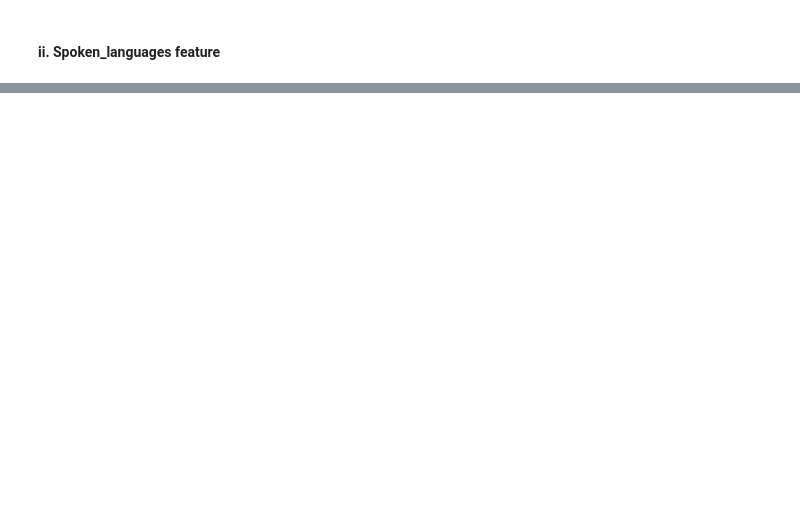
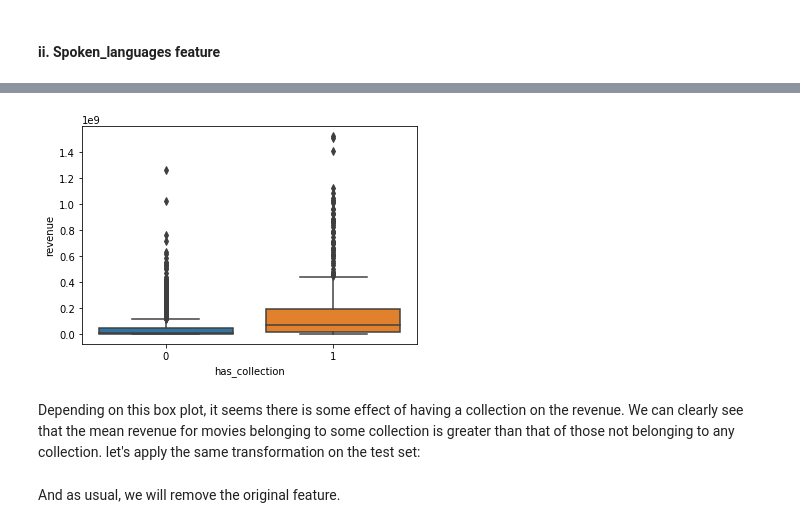
Before and after one commit to shadikardosh/B_O_prediction, a Jupyter notebook: box_office_notebook.ipynb, the cells around one changed output, grey strips where cells are left out. Drawn from its saved outputs; the diff is of its cells as text; code cells hidden in the pictures; blank space fills up the shorter version.

```diff
--- a/box_office_notebook.ipynb
+++ b/box_office_notebook.ipynb
@@ -170,0 +250,4 @@ train_set.head(2)
+# %%
+train_set.drop(['spoken_languages'], axis=1, inplace=True)
+test_set.drop(['spoken_languages'], axis=1, inplace=True)
+train_set.head(2)
@@ -170,0 +271,4 @@ train_set.head(2)
+# %%
+train_set['collection_name'] = train_set['belongs_to_collection'].apply(lambda x: x[0]['name'] if x != {} else 0)
+
+test_set['collection_name'] = test_set['belongs_to_collection'].apply(lambda x: x[0]['name'] if x != {} else 0)
@@ -170,0 +277,5 @@ train_set.head(2)
+# %%
+train_set['has_collection'] = train_set['belongs_to_collection'].apply(lambda x: len(x) if x != {} else 0)
+plt.figure(figsize=(20, 8))
+plt.scatter(train_set['has_collection'], train_set['revenue'], color="g")
+plt.title('has/ does not have collection vs revenue')
@@ -170,0 +285,8 @@ train_set.head(2)
+# %%
+import seaborn as sns
+#sns.catplot(x='has_collection', y='revenue', data=train_set);
+sns.boxplot(x='has_collection', y='revenue', data=train_set.loc[train_set['has_collection'].isin(train_set['has_collection'].value_counts().head(10).index)]);
+# %% [output]
+[figure, added]
+# %% [markdown]
+Depending on this box plot, it seems there is some effect of having a collection on the revenue. We can clearly see that the mean revenue for movies belonging to some collection is greater than that of those not belonging to any collection. let's apply the same transformation on the test set:
@@ -170,0 +295,2 @@ train_set.head(2)
+# %% [markdown]
+And as usual, we will remove the original feature.
```
Also changed, not shown: parts of 47 cells of this notebook, 6 other files.
